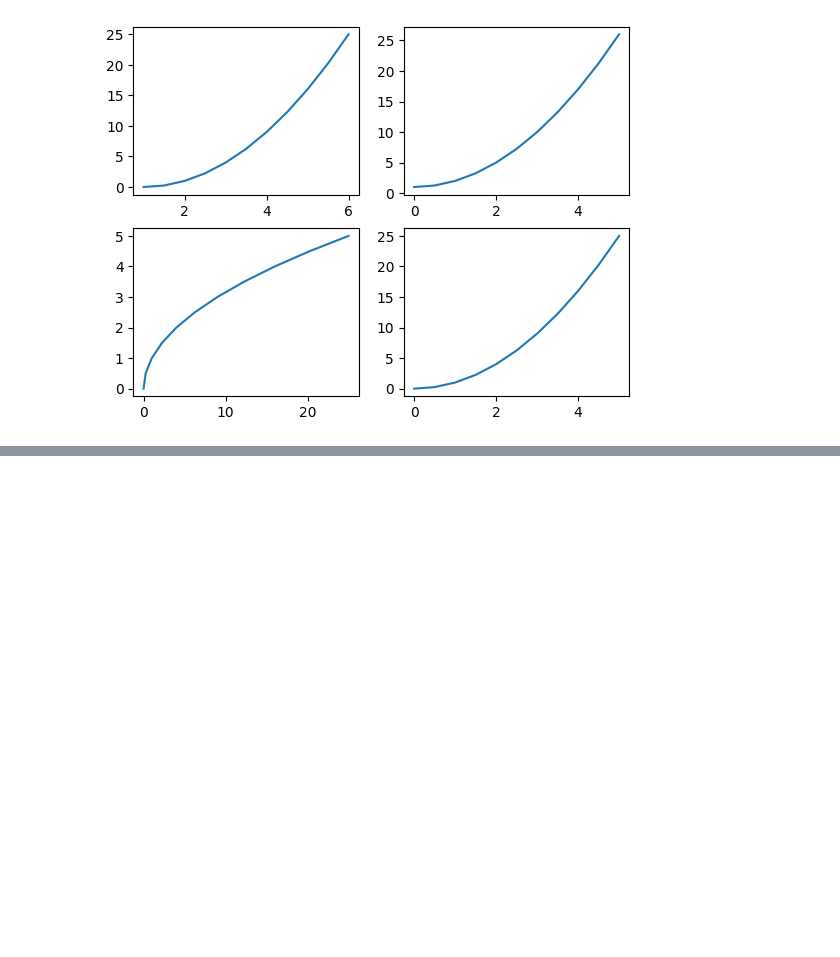
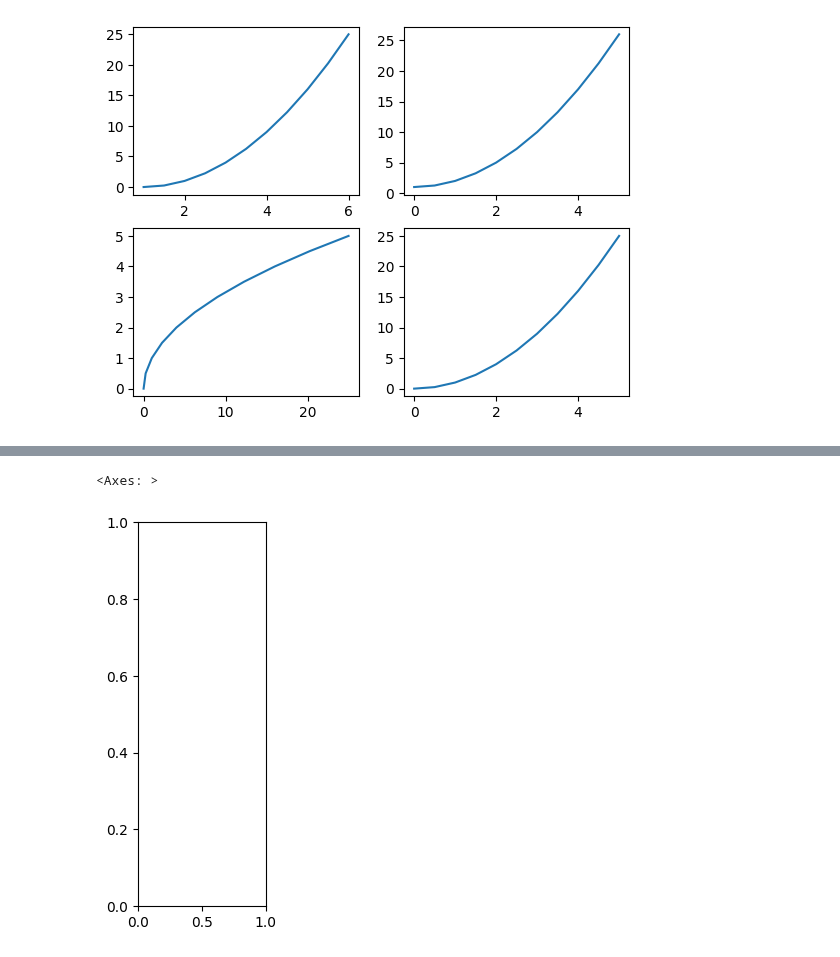
Before and after one commit to ds-mohit/Practice, a Jupyter notebook: Data Visualization/Matplotlib_library/Matplotlib1.ipynb, the cells around one changed output, grey strips where cells are left out. Cells and saved outputs as stored; diff of their text form; code cells hidden in the pictures; blank space fills up the shorter version.

```diff
--- a/Data Visualization/Matplotlib_library/Matplotlib1.ipynb
+++ b/Data Visualization/Matplotlib_library/Matplotlib1.ipynb
@@ -62,0 +74,7 @@ plt.plot(x,y)
+# %%
+fig = plt.figure()
+fig.add_axes([0.1,0.1,0.2,0.8])
+## range is between 0 and 1
+# %% [output]
+<Axes: >
+[figure, added]
```
Also changed, not shown: parts of 4 cells of this notebook.
